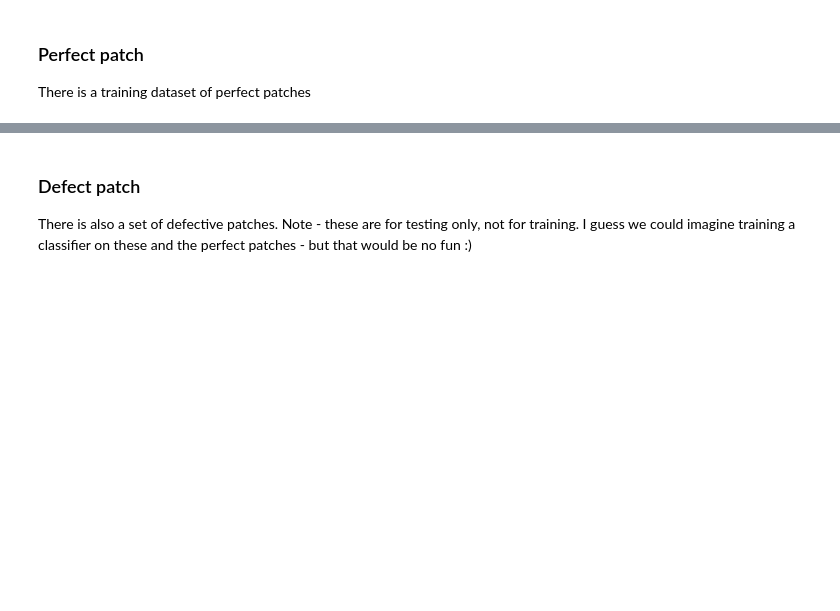
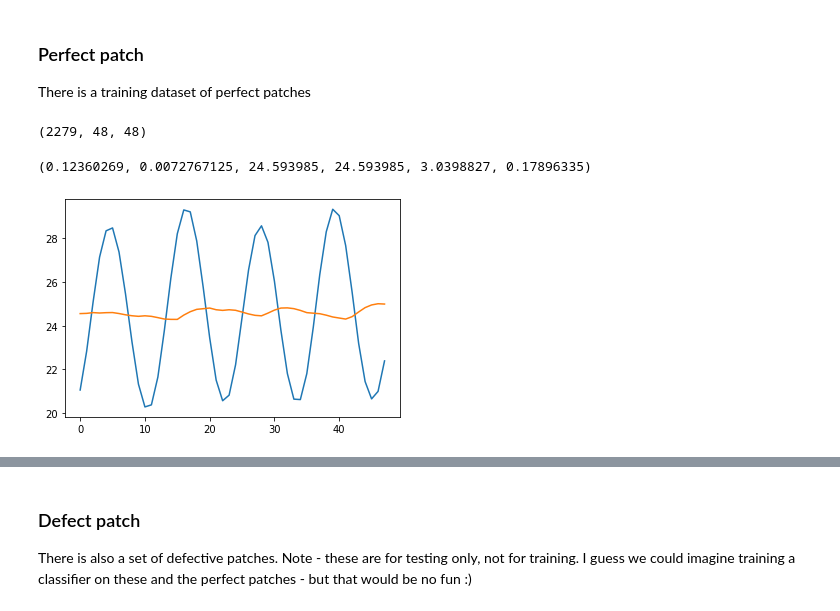
Before and after one commit to IvanYankov993/hackathon_group_5, a Jupyter notebook: task3.ipynb, the cells around one changed output, grey strips where cells are left out. Cells and saved outputs as stored; diff of their text form; code cells hidden in the pictures; blank space fills up the shorter version.

```diff
--- a/task3.ipynb
+++ b/task3.ipynb
@@ -33,7 +41,20 @@ Notice the edges look a bit weird too. This is standard, and we will generally i
 There is a training dataset of perfect patches
 # %%
 pp = np.load('./perfect_patches.npy')
-perfect_sample = pp[17]
+perfect_sample = pp[0]
 print(pp.shape)
+# %% [output]
+(2279, 48, 48)
+# %%
+n1 = np.sum(perfect_sample, axis=0)
+plt.plot(n1)
+e1 = np.std(n1)/np.mean(n1)
+n2 = np.sum(perfect_sample, axis=1)
+e2 = np.std(n2)/np.mean(n2)
+plt.plot(n2)
+e1, e2, np.mean(n1), np.mean(n2), np.std(n1), np.std(n2)
+# %% [output]
+(0.12360269, 0.0072767125, 24.593985, 24.593985, 3.0398827, 0.17896335)
+[figure, added]
 # %%
 plt.imshow(perfect_sample);
```
Also changed, not shown: parts of 13 cells of this notebook.
